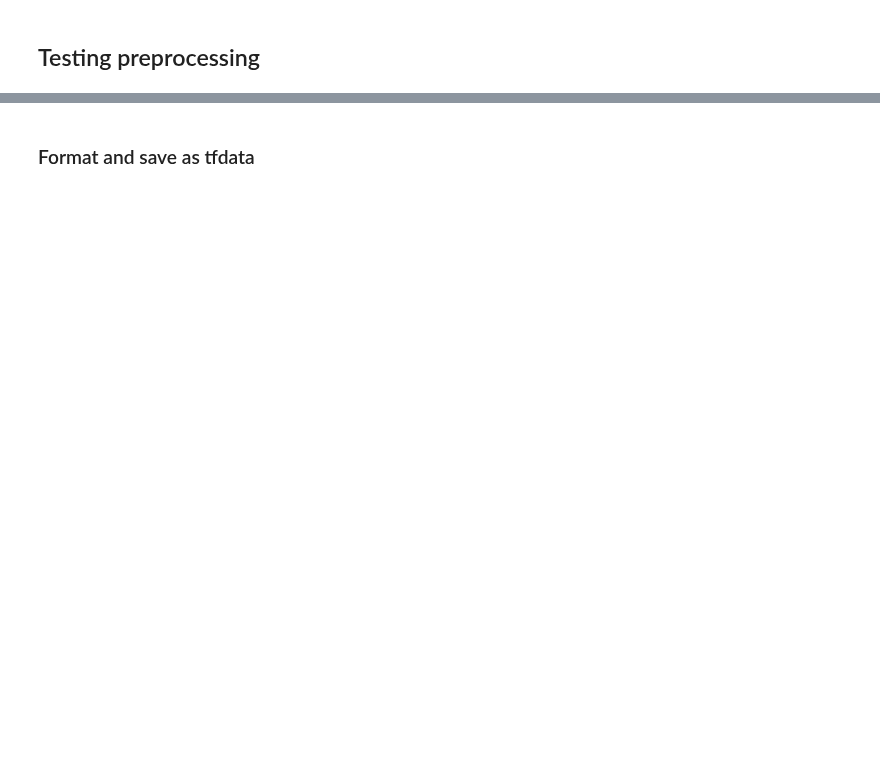
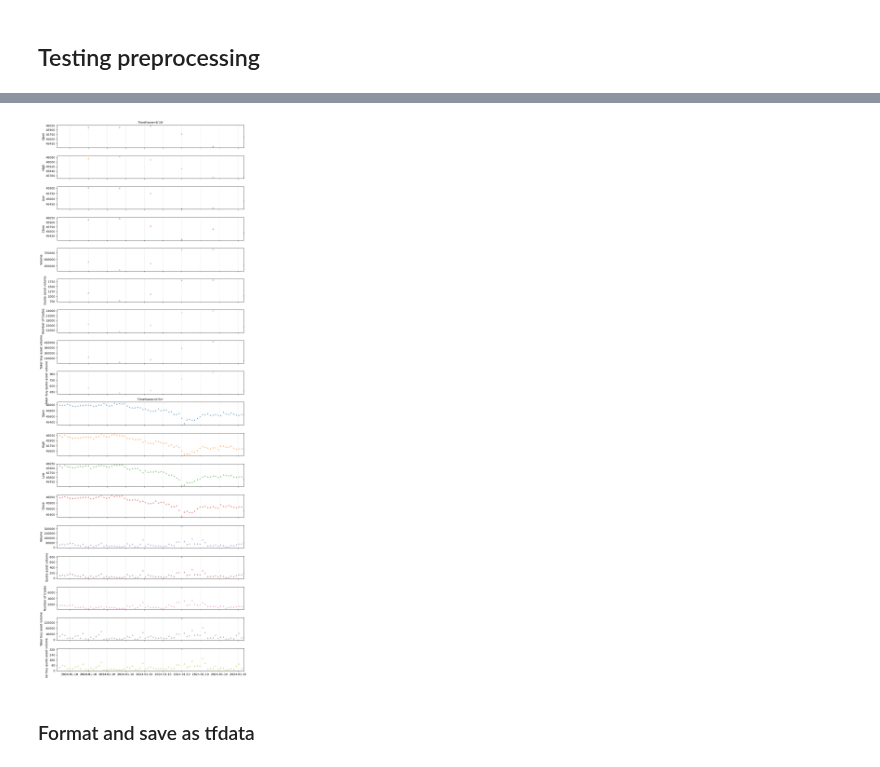
Before and after one commit to AlexShulzycki/levbot, a Jupyter notebook: Data/Preprocessing.ipynb, the cells around one changed output, grey strips where cells are left out. Drawn from its saved outputs; the diff is of its cells as text; code cells hidden in the pictures; blank space fills up the shorter version.

```diff
--- a/Data/Preprocessing.ipynb
+++ b/Data/Preprocessing.ipynb
@@ -65,2 +42,7 @@ index ( Timeframe: 5m ) with 460693 events
+# %%
+CG.evset.plot(min_time = datetime(2024, 1, 10, 6).timestamp(), max_time = datetime(2024, 1, 10, 12).timestamp())
+#CG.evset.
+# %% [output]
+[figure, added]
 # %% [markdown]
 ### Format and save as tfdata
```
Also changed, not shown: parts of 4 cells of this notebook, 1 other file.
